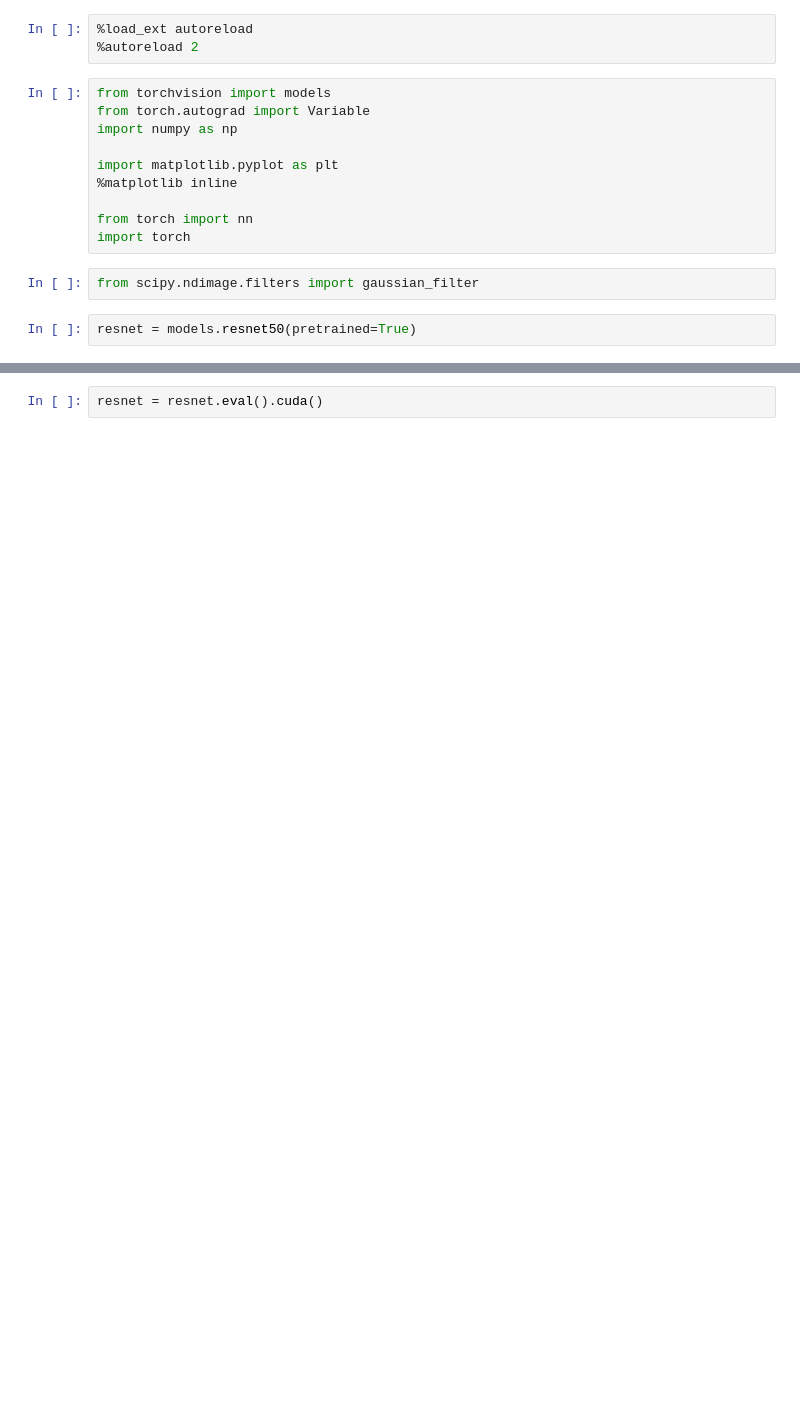
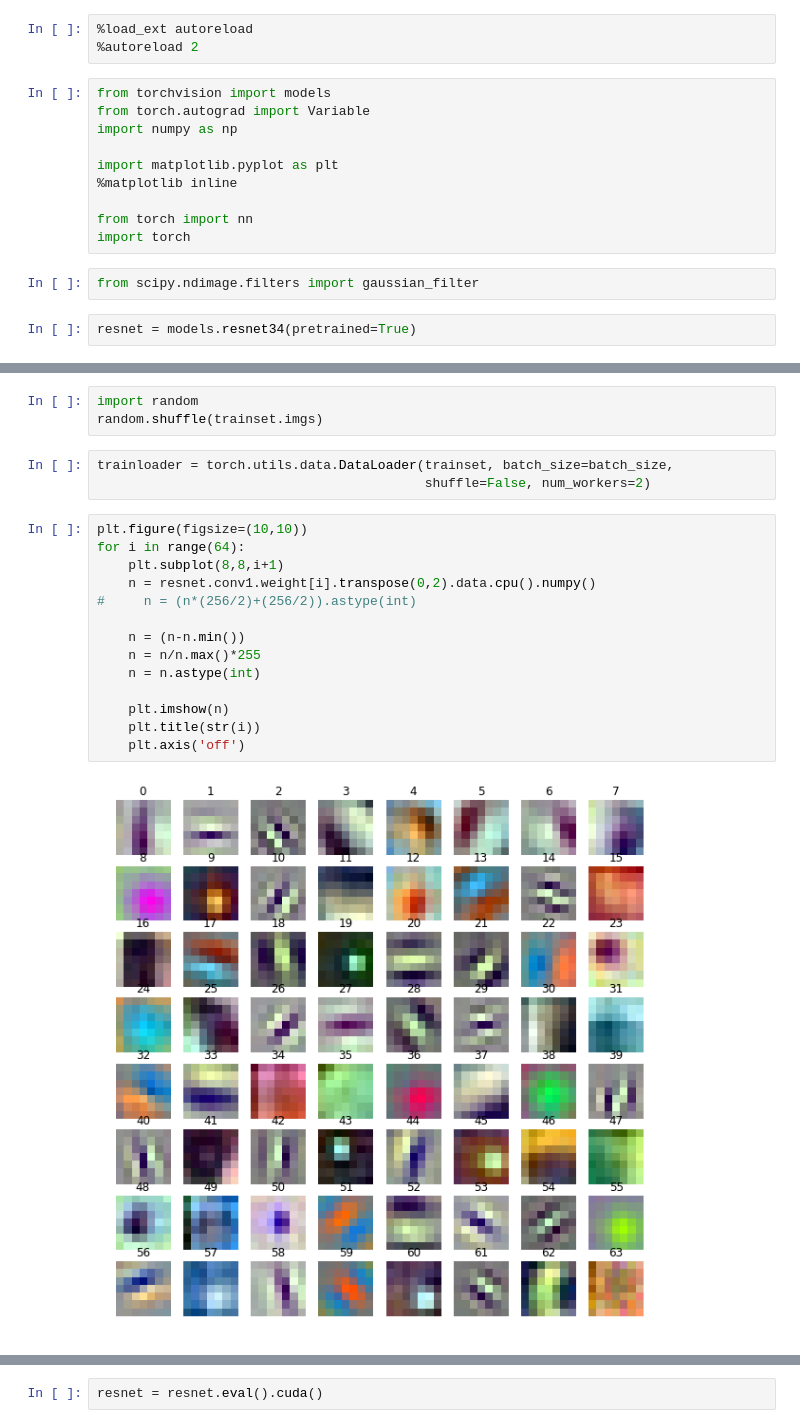
Before and after one commit to simon-mo/attn-attn, a Jupyter notebook: 5-7-feat-vis/vis.ipynb, the cells around one changed output, grey strips where cells are left out. Saved outputs shown, nothing was run; the diff lists cells and outputs as text; blank space fills up the shorter version.

```diff
--- a/5-7-feat-vis/vis.ipynb
+++ b/5-7-feat-vis/vis.ipynb
@@ -14,4 +14,4 @@ import torch
 # %%
 from scipy.ndimage.filters import gaussian_filter
 # %%
-resnet = models.resnet50(pretrained=True)
+resnet = models.resnet34(pretrained=True)
@@ -17,0 +35,22 @@ resnet = models.resnet50(pretrained=True)
+# %%
+import random
+random.shuffle(trainset.imgs)
+# %%
+trainloader = torch.utils.data.DataLoader(trainset, batch_size=batch_size,
+                                          shuffle=False, num_workers=2)
+# %%
+plt.figure(figsize=(10,10))
+for i in range(64):
+    plt.subplot(8,8,i+1)
+    n = resnet.conv1.weight[i].transpose(0,2).data.cpu().numpy()
+#     n = (n*(256/2)+(256/2)).astype(int)
+
+    n = (n-n.min())
+    n = n/n.max()*255
+    n = n.astype(int)
+
+    plt.imshow(n)
+    plt.title(str(i))
+    plt.axis('off')
+# %% [output]
+[figure, added]
```
Also changed, not shown: parts of 20 cells of this notebook, 44 other files.
